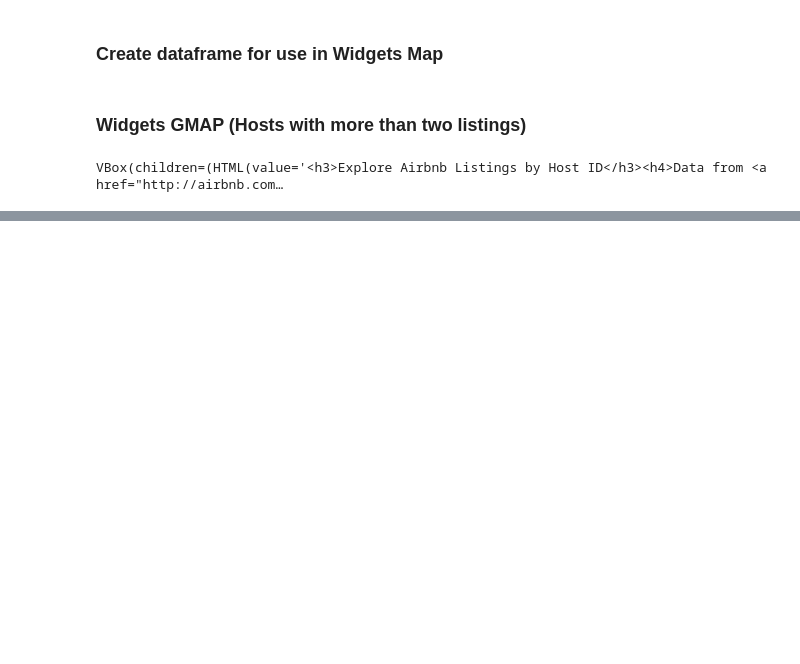
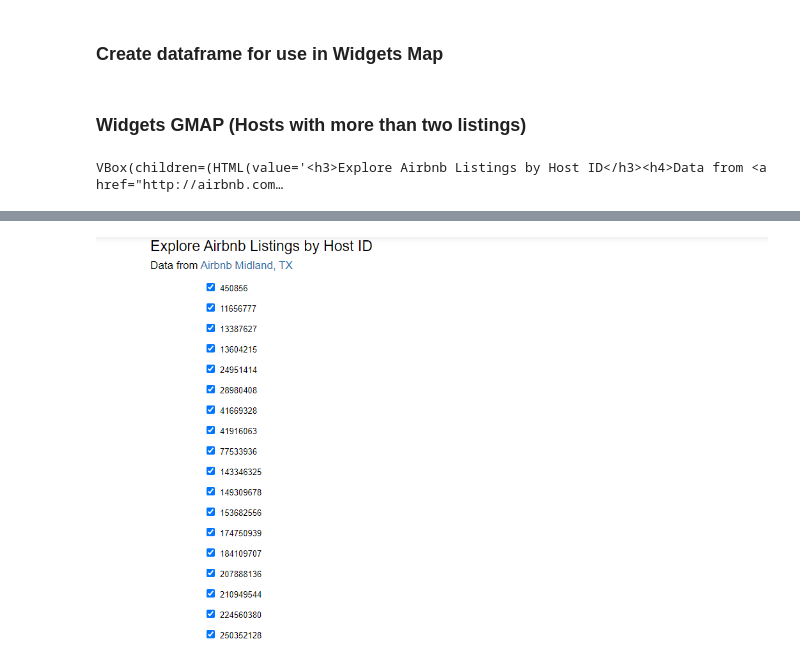
Before and after one commit to kgb89/Airbnb_Midland_TX, a Jupyter notebook: Midland_Airbnb_gmaps.ipynb, the cells around one changed output, grey strips where cells are left out. Drawn from its saved outputs; the diff is of its cells as text; code cells hidden in the pictures; blank space fills up the shorter version.

```diff
--- a/Midland_Airbnb_gmaps.ipynb
+++ b/Midland_Airbnb_gmaps.ipynb
@@ -413,0 +412,5 @@ VBox(children=(HTML(value='<h3>Explore Airbnb Listings by Host ID</h3><h4>Data f
+# %%
+img_h1 = Image.open('Hosts_1.png')
+img_h1
+# %% [output]
+[figure, added]
```
Also changed, not shown: parts of 3 cells of this notebook.
